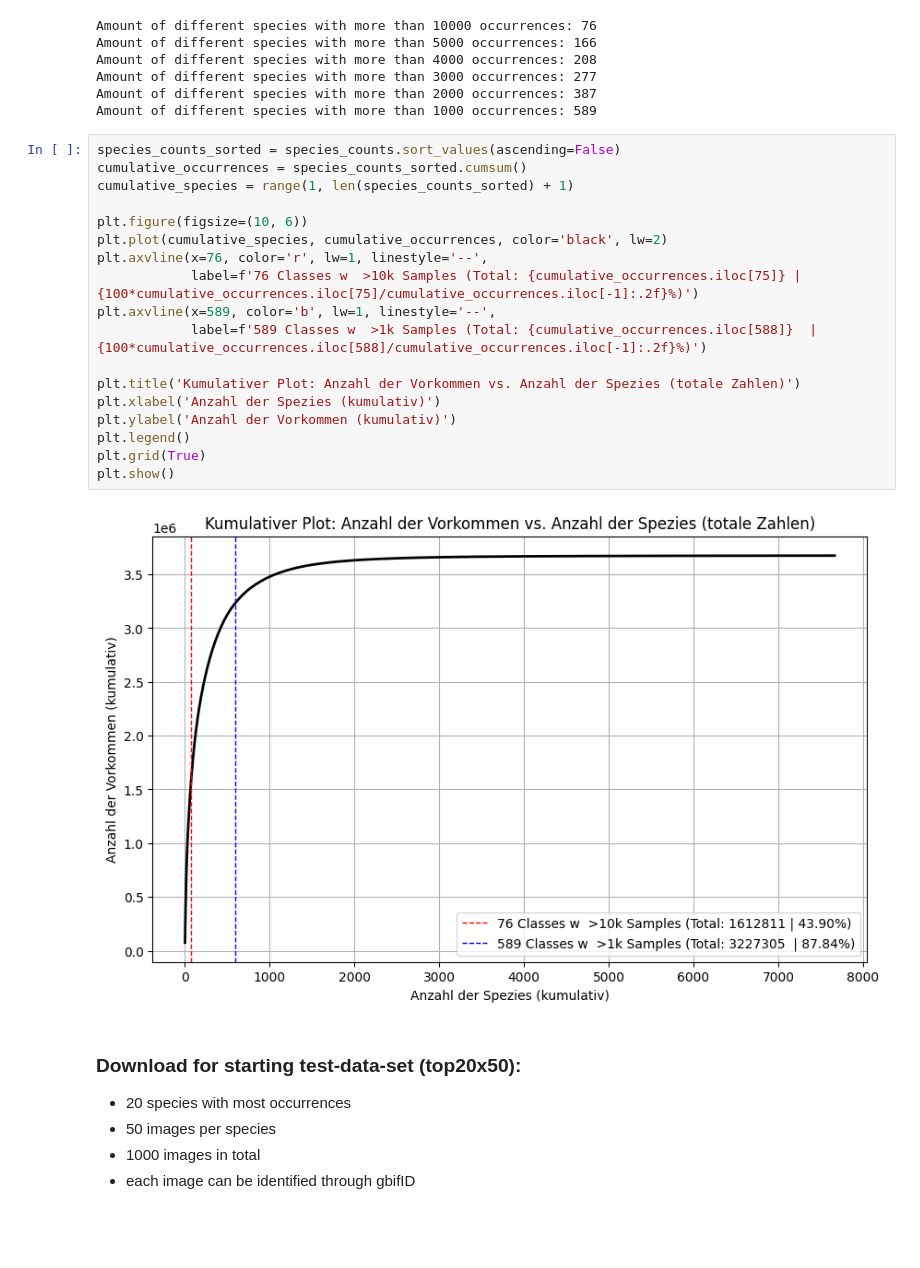
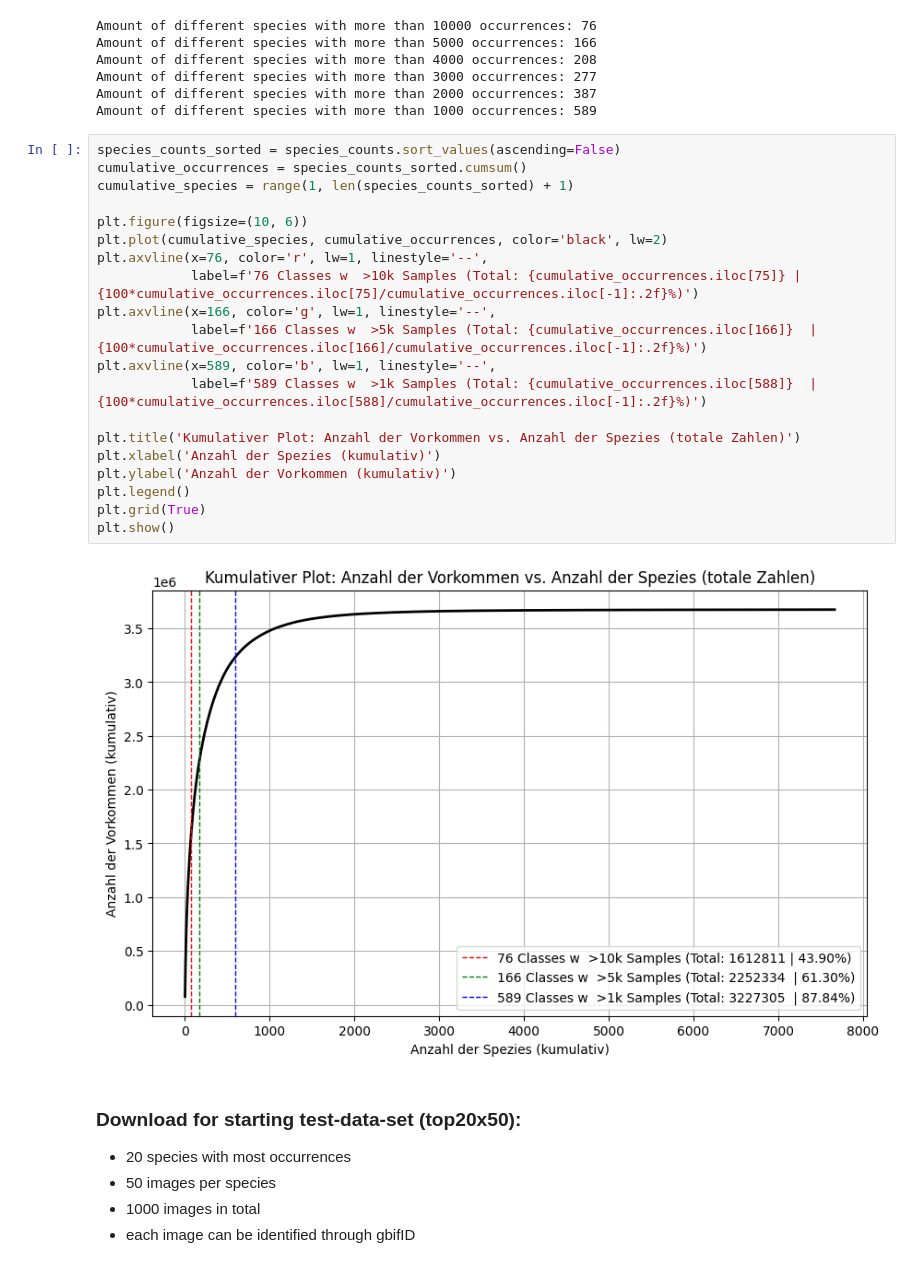
Before and after one commit to leo-grz/BachelorThesis_LepidopteraFGIC, a Jupyter notebook: notebooks/01_initial_data_processing.ipynb, the cells around one changed output. Saved outputs shown, nothing was run; the diff lists cells and outputs as text; blank space fills up the shorter version.

```diff
--- a/notebooks/01_initial_data_processing.ipynb
+++ b/notebooks/01_initial_data_processing.ipynb
@@ -82,23 +82,25 @@ Amount of different species with more than 1000 occurrences: 589
 # %%
 species_counts_sorted = species_counts.sort_values(ascending=False)
 cumulative_occurrences = species_counts_sorted.cumsum()
 cumulative_species = range(1, len(species_counts_sorted) + 1)
 
 plt.figure(figsize=(10, 6))
 plt.plot(cumulative_species, cumulative_occurrences, color='black', lw=2)
 plt.axvline(x=76, color='r', lw=1, linestyle='--',
             label=f'76 Classes w  >10k Samples (Total: {cumulative_occurrences.iloc[75]} | {100*cumulative_occurrences.iloc[75]/cumulative_occurrences.iloc[-1]:.2f}%)')
+plt.axvline(x=166, color='g', lw=1, linestyle='--',
+            label=f'166 Classes w  >5k Samples (Total: {cumulative_occurrences.iloc[166]}  | {100*cumulative_occurrences.iloc[166]/cumulative_occurrences.iloc[-1]:.2f}%)')
 plt.axvline(x=589, color='b', lw=1, linestyle='--',
             label=f'589 Classes w  >1k Samples (Total: {cumulative_occurrences.iloc[588]}  | {100*cumulative_occurrences.iloc[588]/cumulative_occurrences.iloc[-1]:.2f}%)')
 
 plt.title('Kumulativer Plot: Anzahl der Vorkommen vs. Anzahl der Spezies (totale Zahlen)')
 plt.xlabel('Anzahl der Spezies (kumulativ)')
 plt.ylabel('Anzahl der Vorkommen (kumulativ)')
 plt.legend()
 plt.grid(True)
 plt.show()
 # %% [output]
-[figure, old version]
+[figure, new version]
 # %% [markdown]
 ### Download for starting test-data-set (top20x50):
 - 20 species with most occurrences
```
Also changed, not shown: parts of 1 cell of this notebook, 2 other files.
